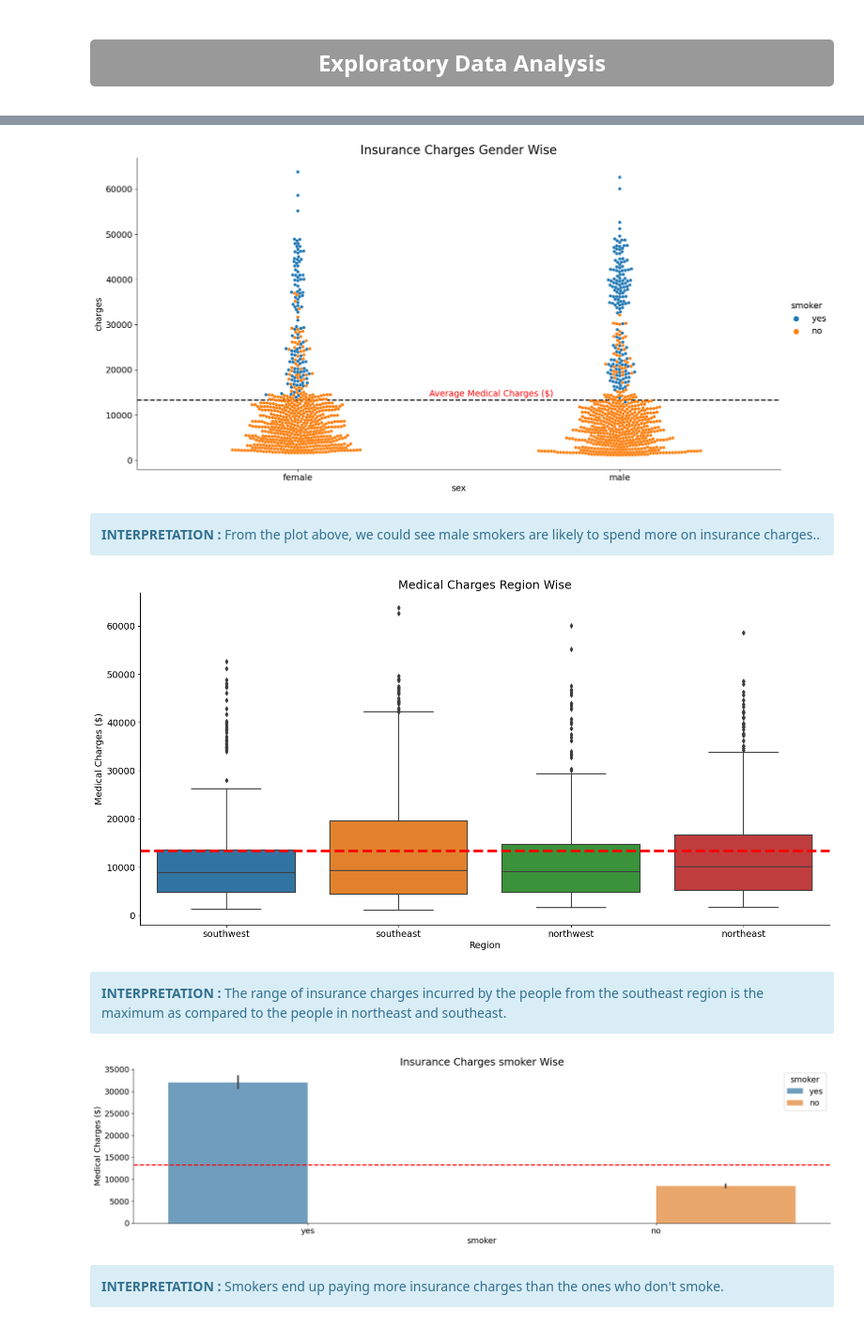
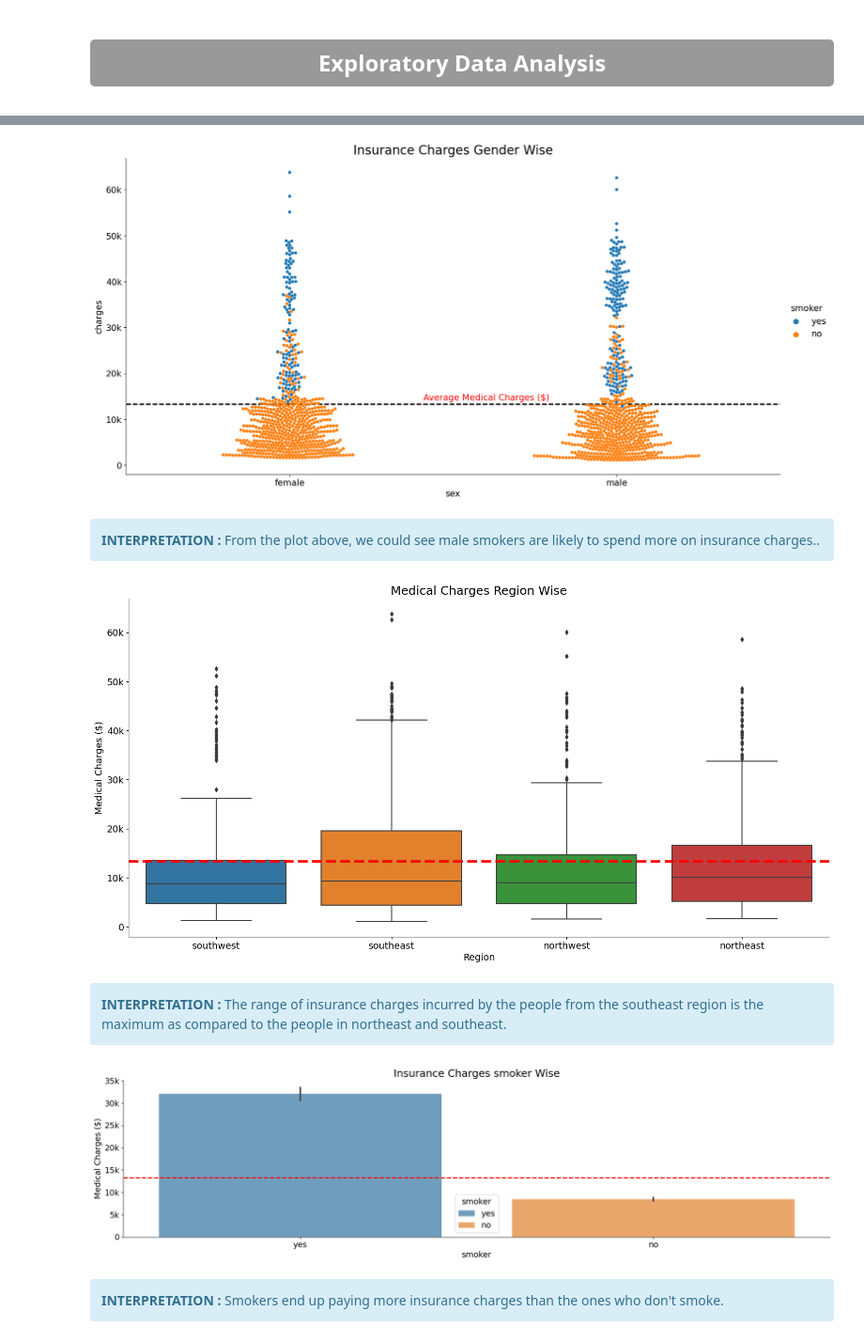
Before and after one commit to dakshbhatnagar/100-days-of-machine-learning, a Jupyter notebook: gradient-descent-from-scratch.ipynb, the cells around one changed output, grey strips where cells are left out. Shown at 94% size. Drawn from its saved outputs; the diff is of its cells as text; code cells hidden in the pictures.

```diff
--- a/gradient-descent-from-scratch.ipynb
+++ b/gradient-descent-from-scratch.ipynb
@@ -159,5 +142,7 @@ from sklearn.model_selection import train_test_split
 ### Loading the data
 # %%
 medical_charges_url = 'https://raw.githubusercontent.com/JovianML/opendatasets/master/data/medical-charges.csv'
-urlretrieve(medical_charges_url, 'medical.csv')
+#storing the data into a dataframe
+medical_df = pd.read_csv(medical_charges_url)
+medical_df.head()
 # %% [output]
@@ -165,4 +154,0 @@ urlretrieve(medical_charges_url, 'medical.csv')
-# %%
-#storing the data into a dataframe
-medical_df = pd.read_csv('medical.csv')
-medical_df.head()
@@ -226,11 +228,14 @@ memory usage: 73.3+ KB
 # %%
 sns.catplot(data=medical_df,x= 'sex',y='charges', kind='swarm', hue='smoker', aspect =2, height=8)
+yticks = plt.gca().get_yticks()
+ylabels = [f"{round(i / 1000)}k" if i != 0 else "0" for i in yticks]
+plt.gca().set_yticklabels(ylabels)
 plt.axhline(medical_df['charges'].mean(), linestyle='--', lw=2, zorder=1, color='black')
 plt.annotate(f' Average Medical Charges ($)', (.4, medical_df['charges'].mean()+900), fontsize=14,color='red')
 plt.title('Insurance Charges Gender Wise', fontsize=20)
 plt.show()
 # %% [output]
-[figure, old version]
+[figure, new version]
 # %% [markdown]
 <div class="alert alert-block alert-info">
 <b>INTERPRETATION :</b> From the plot above, we could see male smokers are likely to spend more on insurance charges..
@@ -238,13 +243,16 @@ plt.show()
 </div>
 # %%
 sns.catplot(data=medical_df,x= 'region',y='charges', kind='box', aspect =2, height=8)
+yticks = plt.gca().get_yticks()
+ylabels = [f"{round(i / 1000)}k" if i != 0 else "0" for i in yticks]
+plt.gca().set_yticklabels(ylabels)
 plt.axhline(medical_df['charges'].mean(), linestyle='--', lw=4, zorder=1, color='red')
 plt.title('Medical Charges Region Wise', fontsize=18)
 plt.xlabel('Region')
 plt.ylabel('Medical Charges ($)')
 plt.show()
 # %% [output]
-[figure, old version]
+[figure, new version]
 # %% [markdown]
 
 
@@ -255,15 +263,18 @@ plt.show()
 
 </div>
 # %%
-sns.barplot(data=medical_df,x= 'smoker',y='charges', hue='smoker', alpha=0.7)
+sns.barplot(data=medical_df,x= 'smoker',y='charges', hue='smoker', alpha=0.7, dodge=False)
+yticks = plt.gca().get_yticks()
+ylabels = [f"{round(i / 1000)}k" if i != 0 else "0" for i in yticks]
+plt.gca().set_yticklabels(ylabels)
 plt.gca().spines['top'].set_visible(False)
 plt.gca().spines['right'].set_visible(False)
 plt.axhline(medical_df['charges'].mean(), linestyle='--', lw=2, zorder=1, color='red')
 plt.title('Insurance Charges smoker Wise', fontsize=18)
 plt.ylabel('Medical Charges ($)')
 plt.show()
 # %% [output]
-[figure, old version]
+[figure, new version]
 # %% [markdown]
 
 
```
Also changed, not shown: parts of 63 cells of this notebook.
